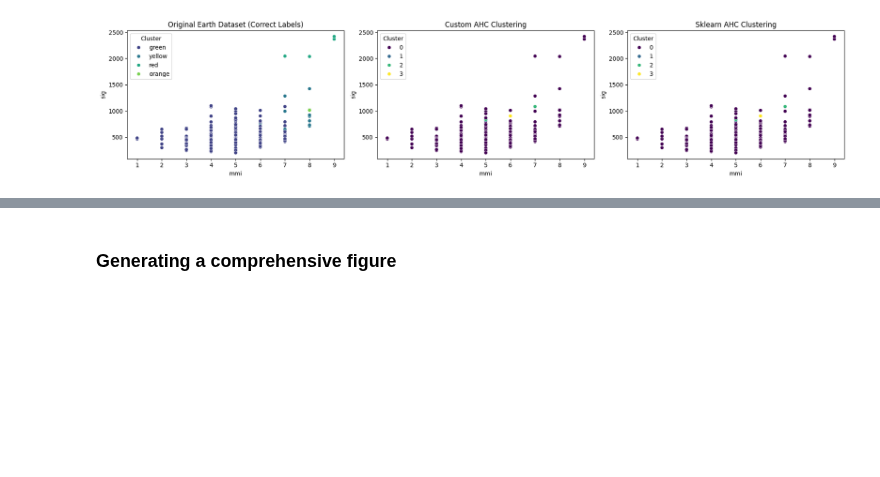
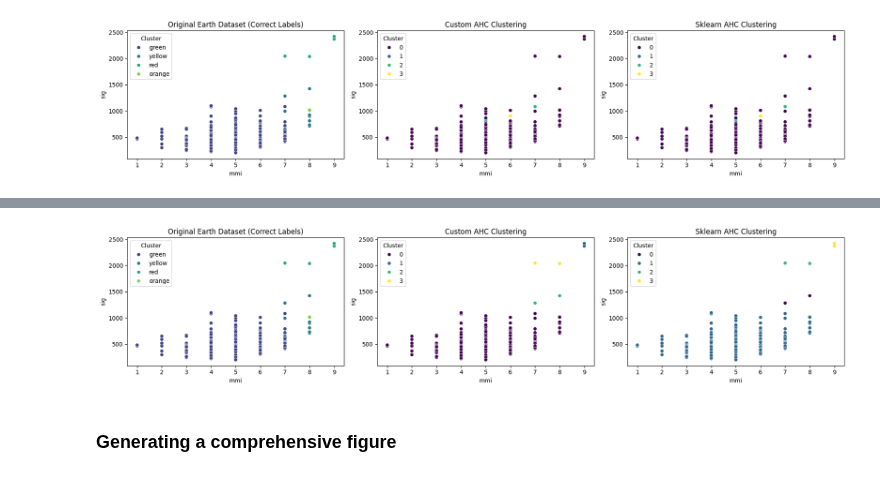
Before and after one commit to mirchandani-mohnish/ClusterMetrics, a Jupyter notebook: Agglomartive.ipynb, the cells around one changed output, grey strips where cells are left out. Saved outputs shown, nothing was run; the diff lists cells and outputs as text; code cells hidden in the pictures; blank space fills up the shorter version.

```diff
--- a/Agglomartive.ipynb
+++ b/Agglomartive.ipynb
@@ -420,3 +465,36 @@ plt.show()
+# %%
+import matplotlib.pyplot as plt
+import seaborn as sns
+
+# Create a figure with three subplots
+fig, axes = plt.subplots(1, 3, figsize=(18, 4))
+
+# Plot 1: Original Iris Dataset with Correct Labels
+sns.scatterplot(data=earthquakes, x="mmi", y="sig", hue="alert", palette="viridis", ax=axes[0])
+axes[0].set_title("Original Earth Dataset (Correct Labels)")
+axes[0].set_xlabel("mmi")
+axes[0].set_ylabel("sig")
+axes[0].legend(title="Cluster")
+
+# Plot 2: Custom AHC Labels (labels_base_ai)
+sns.scatterplot(data=earthquakes, x="mmi", y="sig", hue=labels_base_earth, palette="viridis", ax=axes[1])
+axes[1].set_title("Custom AHC Clustering")
+axes[1].set_xlabel("mmi")
+axes[1].set_ylabel("sig")
+axes[1].legend(title="Cluster")
+
+# Plot 3: Sklearn AHC Labels (labels_sklearn_ai)
+sns.scatterplot(data=earthquakes, x="mmi", y="sig", hue=labels_sklearn_earth, palette="viridis", ax=axes[2])
+axes[2].set_title("Sklearn AHC Clustering")
+axes[2].set_xlabel("mmi")
+axes[2].set_ylabel("sig")
+axes[2].legend(title="Cluster")
+
+# Adjust layout and display the plot
+plt.tight_layout()
+plt.show()
+# %% [output]
+[figure, added]
 # %% [markdown]
 ### Generating a comprehensive figure
 # %%
```
Also changed, not shown: parts of 5 cells of this notebook, 2 other files.
